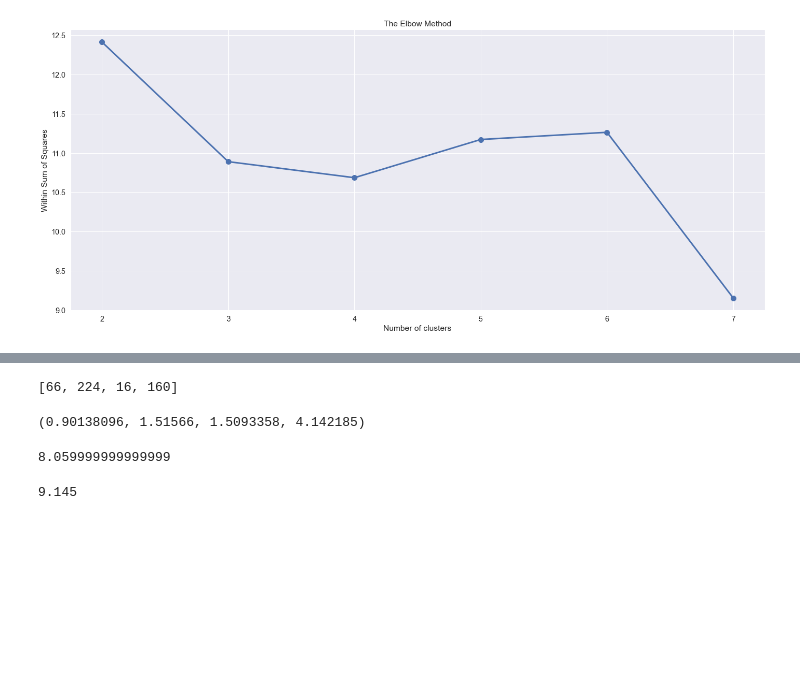
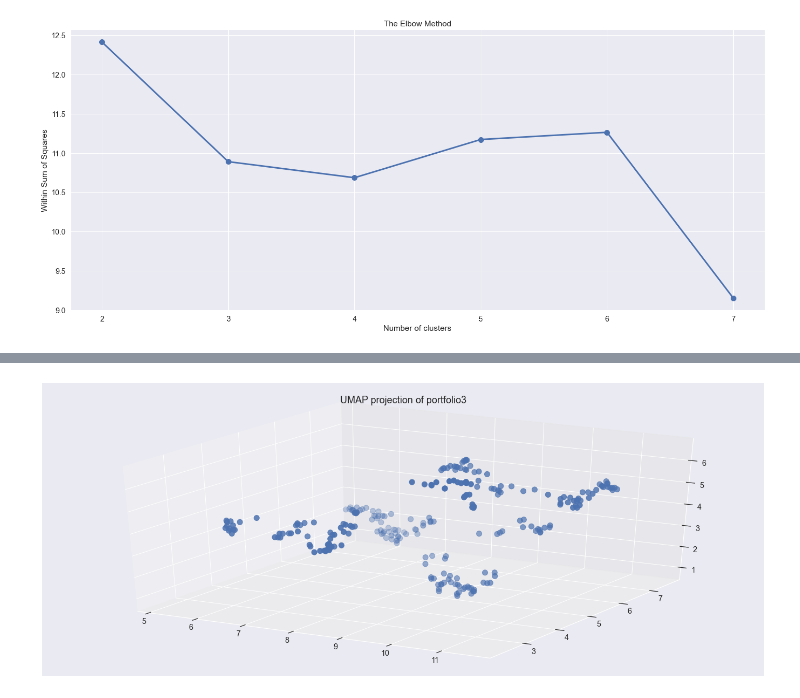
Before and after one commit to Rpinto02/Similarity_Recommender, a Jupyter notebook: model/Portfolio3_K-medoids.ipynb, the cells around one changed output, grey strips where cells are left out. Cells and saved outputs as stored; diff of their text form; code cells hidden in the pictures; blank space fills up the shorter version.

```diff
--- a/model/Portfolio3_K-medoids.ipynb
+++ b/model/Portfolio3_K-medoids.ipynb
@@ -270,16 +253,0 @@ dissimilarity_matrix[111][labels[labels_km == 6].index].sum()
-# %%
-medoids
-# %% [output]
-[66, 224, 16, 160]
-# %%
-dissimilarity_matrix[66][labels[labels == 0].index].sum(), dissimilarity_matrix[224][labels[labels == 1].index].sum(),dissimilarity_matrix[16][labels[labels == 2].index].sum(),dissimilarity_matrix[160][labels[labels == 3].index].sum()
-# %% [output]
-(0.90138096, 1.51566, 1.5093358, 4.142185)
-# %%
-0.9+1.51+1.51+4.14
-# %% [output]
-8.059999999999999
-# %%
-0.12+0.93+2.7+2+0.5+2.08+0.815
-# %% [output]
-9.145
@@ -292,23 +254,26 @@ embedding.shape
 # %%
 def draw_umap(data, n_neighbors, min_dist, n_components, title, metric='euclidean'):
     fit = umap.UMAP(
         n_neighbors=n_neighbors,
         min_dist=min_dist,
         n_components=n_components,
-        metric=metric
+        metric=metric,
+        random_state = 42
     )
     u = fit.fit_transform(data);
     fig = plt.figure(figsize=(24,10))
     if n_components == 1:
         ax = fig.add_subplot(111)
         ax.scatter(u[:,0], range(len(u)))
     if n_components == 2:
         ax = fig.add_subplot(111)
         ax.scatter(u[:,0], u[:,1])
     if n_components == 3:
         ax = fig.add_subplot(111, projection='3d')
         ax.scatter(u[:,0], u[:,1], u[:,2], s=100)
     plt.title(title, fontsize=18)
 
 title = 'UMAP projection of portfolio3'
 draw_umap(portfolio3,14,0.1,3,title)
+# %% [output]
+[figure, added]
```
Also changed, not shown: parts of 7 cells of this notebook, 3 other files.
